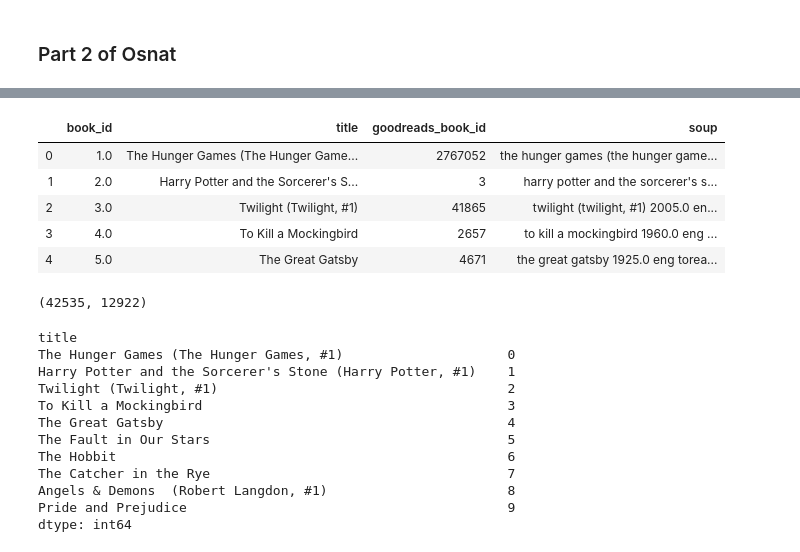
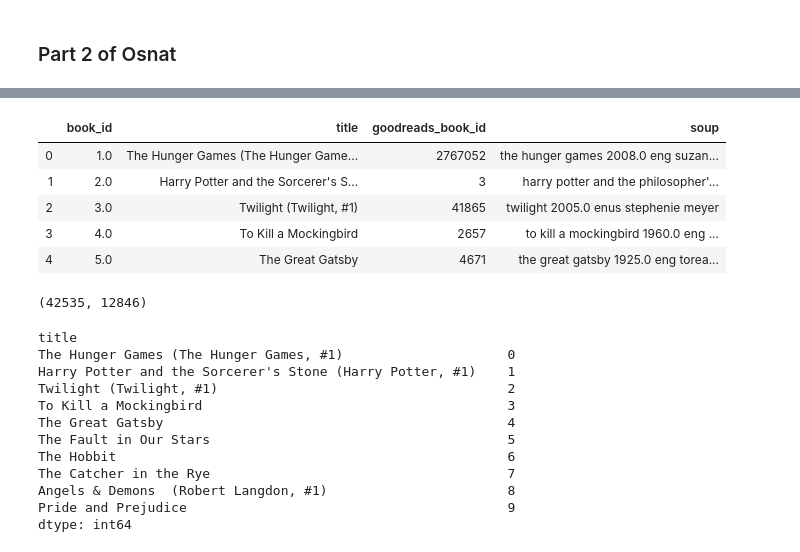
Before and after one commit to Lea1612/AI_Recommender_Systems, a Jupyter notebook: Notebook.ipynb, the cells around one changed output, grey strips where cells are left out. Drawn from its saved outputs; the diff is of its cells as text; code cells hidden in the pictures.

```diff
--- a/Notebook.ipynb
+++ b/Notebook.ipynb
@@ -344,15 +339,16 @@ recommendations_by_user[['book_id', 'title']].head(10)
 # %% [markdown]
 ### Part 2 of Osnat
 # %%
+# I added "original_title" and it gives pretty good results too, show Dubi.
 bookreads_tags_df = pd.merge(books_tags_df, tags_df, on='tag_id', how='inner')
 
 groupped_data = bookreads_tags_df.groupby('goodreads_book_id', as_index=False)['tag_name'].transform(lambda x: ' '.join(x))
 books_tags_row_df = pd.DataFrame(data={'goodreads_book_id': groupped_data.index.tolist(), 'tag_name': groupped_data['tag_name'].values.tolist()})
 
-b_t_df = pd.merge(books_df[['book_id', 'title', 'goodreads_book_id', 'original_publication_year','language_code', 'authors']], books_tags_row_df, on='goodreads_book_id', how='outer')
+b_t_df = pd.merge(books_df[['book_id', 'title', 'goodreads_book_id', 'original_publication_year','language_code', 'authors', 'original_title']], books_tags_row_df, on='goodreads_book_id', how='outer')
 b_t_df['tag_name'] = b_t_df['tag_name'].fillna('')
 
-b_t_df['title_temp'] = b_t_df['title']
+# b_t_df['title_temp'] = b_t_df['title']
 
 b_t_df.head()
 # %% [output]
@@ -370,7 +366,9 @@ def clean_data(x):
     return x
 
 
-features = ['title_temp', 'original_publication_year', 'language_code', 'tag_name', 'authors']
+# features = ['title_temp', 'original_publication_year', 'language_code', 'tag_name', 'authors']
+features = ['original_publication_year', 'language_code', 'tag_name', 'authors', 'original_title']
+
 
 for feature in features:
     b_t_df[feature] = b_t_df[feature].apply(clean_data)
@@ -386,17 +384,18 @@ b_t_df.head()
 # %%
 def create_soup(x):
-    return x['title_temp'] + ' ' + x['original_publication_year'] + ' ' + x['language_code'] + ' ' + x['tag_name'] + ' ' + x['authors']
+    return x['original_title'] + ' ' + x['original_publication_year'] + ' ' + x['language_code'] + ' ' + x['tag_name'] + ' ' + x['authors']
 
 
 b_t_df['soup'] = b_t_df.apply(create_soup, axis=1)
-b_t_df.drop(['title_temp', 'original_publication_year', 'language_code', 'tag_name', 'authors'], axis=1, inplace=True)
+# b_t_df.drop(['title_temp', 'original_publication_year', 'language_code', 'tag_name', 'authors'], axis=1, inplace=True)
+b_t_df.drop(['original_publication_year', 'language_code', 'tag_name', 'authors', 'original_title'], axis=1, inplace=True)
 
 b_t_df.head()
 # %% [output]
 |  | book_id | title | goodreads_book_id | soup |
-| 0 | 1.0 | The Hunger Games (The Hunger Game... | 2767052 | the hunger games (the hunger game... |
-| 1 | 2.0 | Harry Potter and the Sorcerer's S... | 3 | harry potter and the sorcerer's s... |
-| 2 | 3.0 | Twilight (Twilight, #1) | 41865 | twilight (twilight, #1) 2005.0 en... |
+| 0 | 1.0 | The Hunger Games (The Hunger Game... | 2767052 | the hunger games 2008.0 eng suzan... |
+| 1 | 2.0 | Harry Potter and the Sorcerer's S... | 3 | harry potter and the philosopher'... |
+| 2 | 3.0 | Twilight (Twilight, #1) | 41865 | twilight 2005.0 enus stephenie meyer |
 | 3 | 4.0 | To Kill a Mockingbird | 2657 | to kill a mockingbird 1960.0 eng ... |
 | 4 | 5.0 | The Great Gatsby | 4671 | the great gatsby 1925.0 eng torea... |
 # %%
@@ -404,7 +403,7 @@ count = CountVectorizer(stop_words='english')
 count_matrix = count.fit_transform(b_t_df['soup'])
 print(count_matrix.shape)
 # %% [output]
-(42535, 12922)
+(42535, 12846)
 # %%
 cosine_sim2 = cosine_similarity(count_matrix, count_matrix)
 
```
Also changed, not shown: parts of 13 cells of this notebook.
